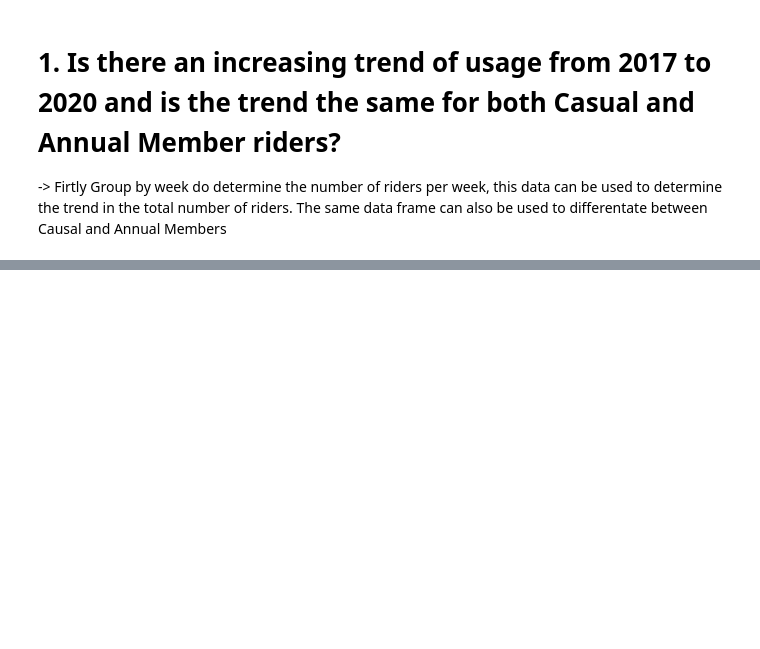
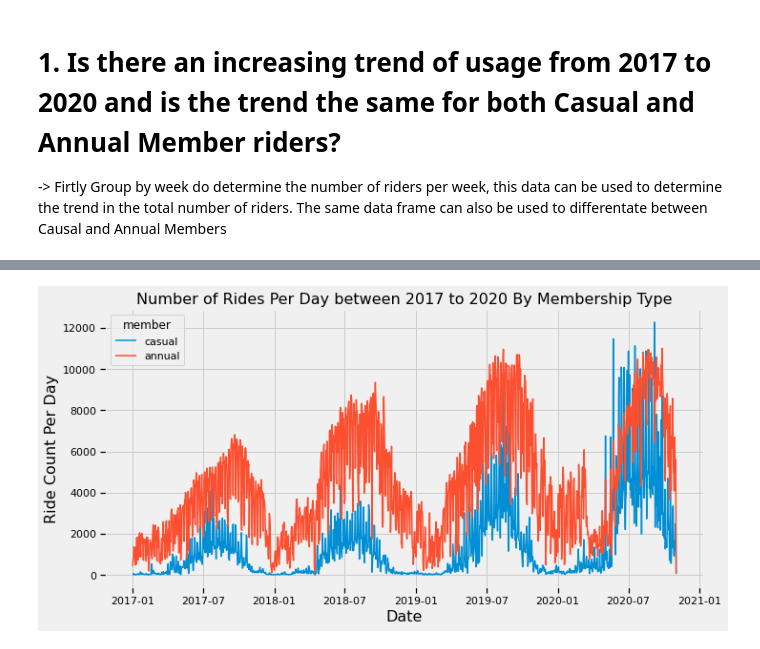
Before and after one commit to yokoyana/toronto_bike_share, a Jupyter notebook: project2.ipynb, the cells around one changed output, grey strips where cells are left out. Cells and saved outputs as stored; diff of their text form; code cells hidden in the pictures; blank space fills up the shorter version.

```diff
--- a/project2.ipynb
+++ b/project2.ipynb
@@ -235,0 +277,12 @@ plt.show()
+# %%
+plt.figure(figsize=(10,5))
+usage=sns.lineplot(x=df_usage_perd_bymem.index,y=df_usage_perd_bymem['trip_count'], hue=df_usage_perd_bymem['member'])
+usage.axes.set_title("Number of Rides Per Day between 2017 to 2020 By Membership Type",
+                      fontsize=16)
+usage.set_ylabel("Ride Count Per Day",
+                  fontsize=16)
+usage.set_xlabel("Date",
+                  fontsize=16)
+plt.show()
+# %% [output]
+[figure, added]
```
Also changed, not shown: parts of 21 cells of this notebook, 1 other file.
